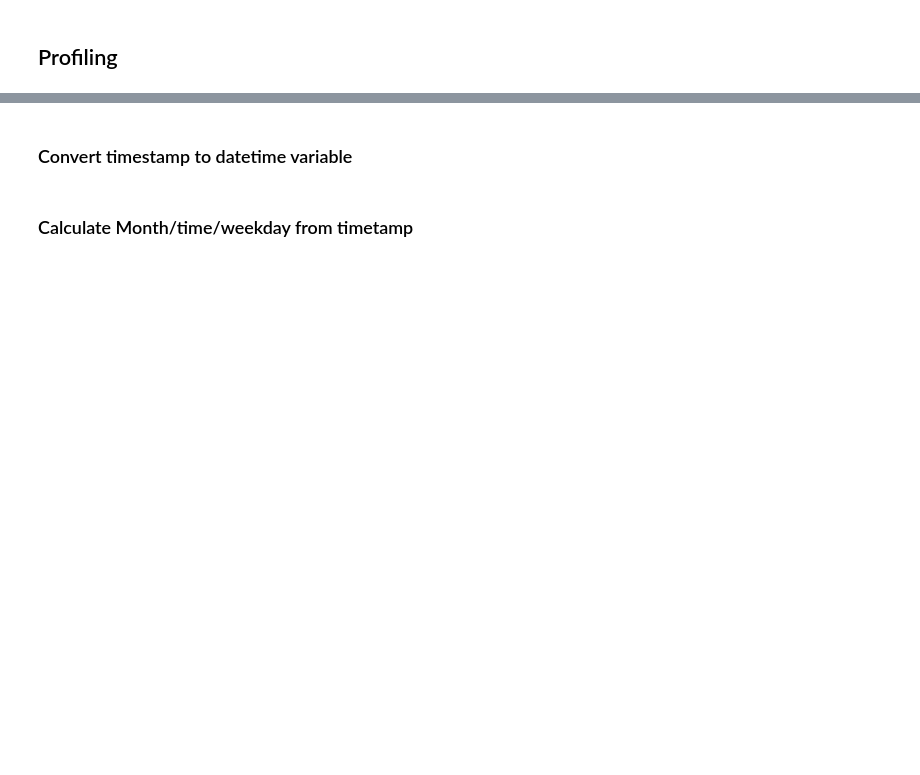
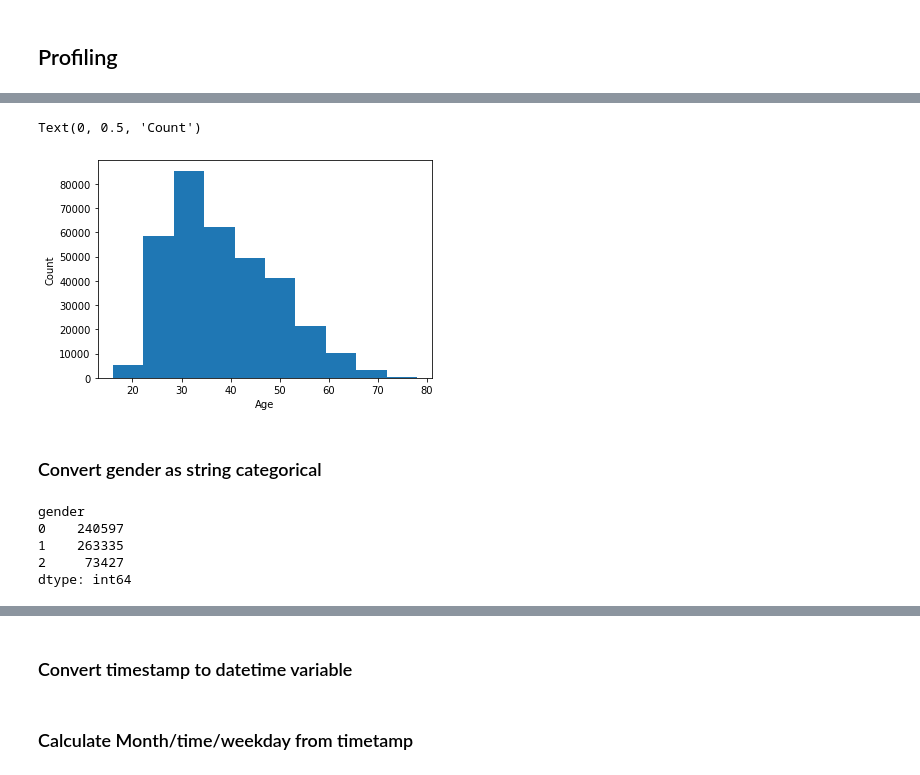
Before and after one commit to poojasaxena/machinelearning_case_studies, a Jupyter notebook: nyc_bikesharing/nyc-bike-studies_2022.ipynb, the cells around one changed output, grey strips where cells are left out. Cells and saved outputs as stored; diff of their text form; code cells hidden in the pictures; blank space fills up the shorter version.

```diff
--- a/nyc_bikesharing/nyc-bike-studies_2022.ipynb
+++ b/nyc_bikesharing/nyc-bike-studies_2022.ipynb
@@ -110,0 +210,21 @@ df_bike[df_bike["dob_missing"]==True].groupby("usertype")["dob_missing"].count()
+# %%
+skip = (df_bike.loc[:, ('age')] > 78)
+df_bike['age'] = df_bike['age'].mask(skip,None)
+# %%
+plt.hist(df_bike['age'])
+#plt.title("Distribution of Usertype during Weekday")
+plt.xlabel("Age")
+plt.ylabel('Count')
+# %% [output]
+Text(0, 0.5, 'Count')
+[figure, added]
+# %% [markdown]
+### Convert gender as string categorical
+# %%
+df_bike.groupby('gender').size()
+# %% [output]
+gender
+0    240597
+1    263335
+2     73427
+dtype: int64
```
Also changed, not shown: parts of 193 cells of this notebook.
